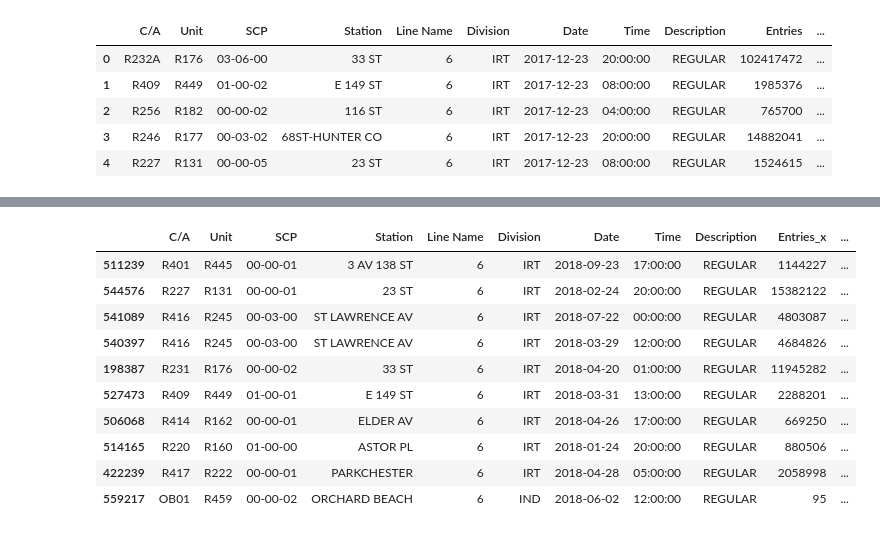
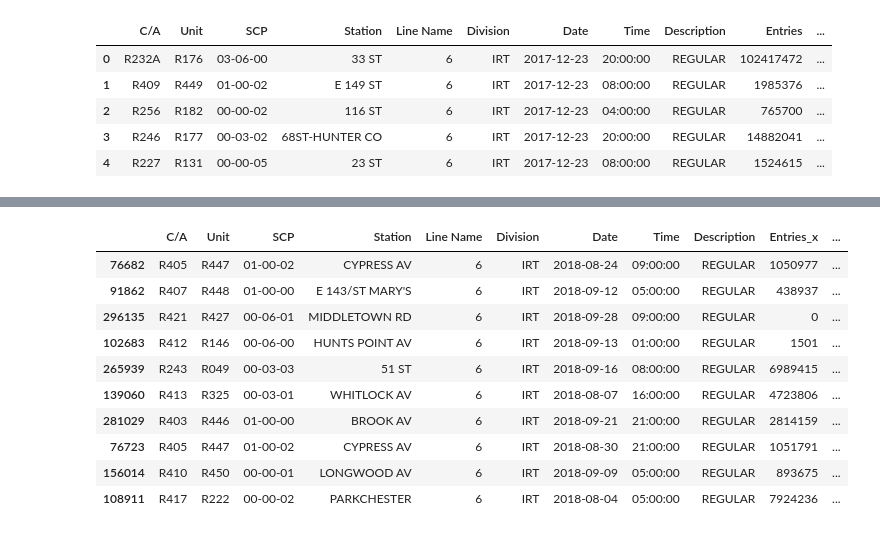
Before and after one commit to sairam1284/Metis_Project_1, a Jupyter notebook: MTA-Data_Manipulation.ipynb, the cells around one changed output, grey strips where cells are left out. Cells and saved outputs as stored; diff of their text form; code cells hidden in the pictures.

```diff
--- a/MTA-Data_Manipulation.ipynb
+++ b/MTA-Data_Manipulation.ipynb
@@ -150,17 +126,19 @@ df_init = df_aug[['Entries', 'unique_ident']].copy()
 df_join = df_working.merge(df_init, on='unique_ident')
 # %%
 df_join['Entries_Difference'] = df_join['Entries_x'] - df_join['Entries_y']
-# %%
-df_join.sample(10)
-# %% [output]
-|  | C/A | Unit | SCP | Station | Line Name | Division | Date | Time | Description | Entries_x | ... |
-| 511239 | R401 | R445 | 00-00-01 | 3 AV 138 ST | 6 | IRT | 2018-09-23 | 17:00:00 | REGULAR | 1144227 | ... |
-| 544576 | R227 | R131 | 00-00-01 | 23 ST | 6 | IRT | 2018-02-24 | 20:00:00 | REGULAR | 15382122 | ... |
-| 541089 | R416 | R245 | 00-03-00 | ST LAWRENCE AV | 6 | IRT | 2018-07-22 | 00:00:00 | REGULAR | 4803087 | ... |
-| 540397 | R416 | R245 | 00-03-00 | ST LAWRENCE AV | 6 | IRT | 2018-03-29 | 12:00:00 | REGULAR | 4684826 | ... |
-| 198387 | R231 | R176 | 00-00-02 | 33 ST | 6 | IRT | 2018-04-20 | 01:00:00 | REGULAR | 11945282 | ... |
-| 527473 | R409 | R449 | 01-00-01 | E 149 ST | 6 | IRT | 2018-03-31 | 13:00:00 | REGULAR | 2288201 | ... |
-| 506068 | R414 | R162 | 00-00-01 | ELDER AV | 6 | IRT | 2018-04-26 | 17:00:00 | REGULAR | 669250 | ... |
-| 514165 | R220 | R160 | 01-00-00 | ASTOR PL | 6 | IRT | 2018-01-24 | 20:00:00 | REGULAR | 880506 | ... |
-| 422239 | R417 | R222 | 00-00-01 | PARKCHESTER | 6 | IRT | 2018-04-28 | 05:00:00 | REGULAR | 2058998 | ... |
-| 559217 | OB01 | R459 | 00-00-02 | ORCHARD BEACH | 6 | IND | 2018-06-02 | 12:00:00 | REGULAR | 95 | ... |
+# %%
+#This should eliminate all the dates before August 1st and before October 1.
+df_join = df_join[(df_join['Date']> '2018-08-01') & (df_join['Date']< '2018-10-01') ]
+df_join.sample(10)
+# %% [output]
+|  | C/A | Unit | SCP | Station | Line Name | Division | Date | Time | Description | Entries_x | ... |
+| 76682 | R405 | R447 | 01-00-02 | CYPRESS AV | 6 | IRT | 2018-08-24 | 09:00:00 | REGULAR | 1050977 | ... |
+| 91862 | R407 | R448 | 01-00-00 | E 143/ST MARY'S | 6 | IRT | 2018-09-12 | 05:00:00 | REGULAR | 438937 | ... |
+| 296135 | R421 | R427 | 00-06-01 | MIDDLETOWN RD | 6 | IRT | 2018-09-28 | 09:00:00 | REGULAR | 0 | ... |
+| 102683 | R412 | R146 | 00-06-00 | HUNTS POINT AV | 6 | IRT | 2018-09-13 | 01:00:00 | REGULAR | 1501 | ... |
+| 265939 | R243 | R049 | 00-03-03 | 51 ST | 6 | IRT | 2018-09-16 | 08:00:00 | REGULAR | 6989415 | ... |
+| 139060 | R413 | R325 | 00-03-01 | WHITLOCK AV | 6 | IRT | 2018-08-07 | 16:00:00 | REGULAR | 4723806 | ... |
+| 281029 | R403 | R446 | 01-00-00 | BROOK AV | 6 | IRT | 2018-09-21 | 21:00:00 | REGULAR | 2814159 | ... |
+| 76723 | R405 | R447 | 01-00-02 | CYPRESS AV | 6 | IRT | 2018-08-30 | 21:00:00 | REGULAR | 1051791 | ... |
+| 156014 | R410 | R450 | 00-00-01 | LONGWOOD AV | 6 | IRT | 2018-09-09 | 05:00:00 | REGULAR | 893675 | ... |
+| 108911 | R417 | R222 | 00-00-02 | PARKCHESTER | 6 | IRT | 2018-08-04 | 05:00:00 | REGULAR | 7924236 | ... |
```
Also changed, not shown: parts of 4 cells of this notebook.
